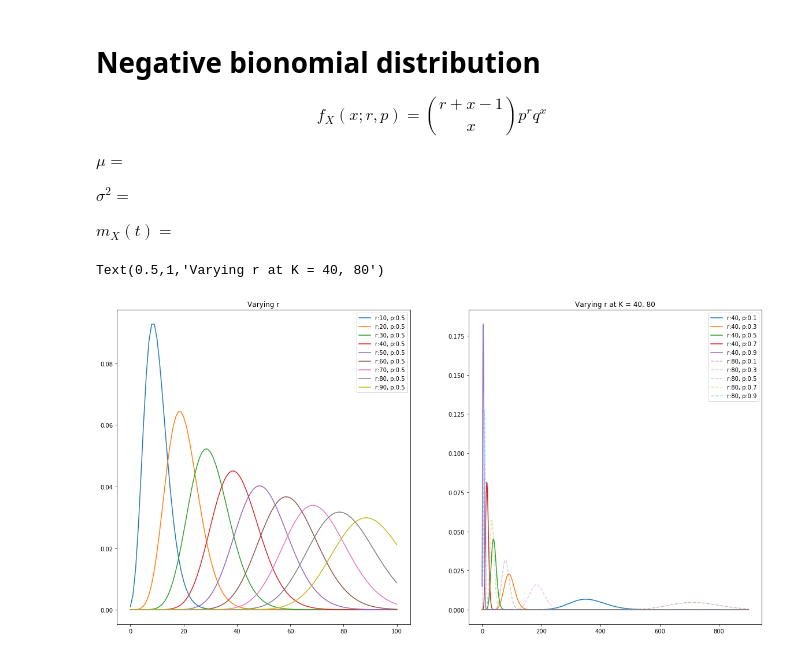
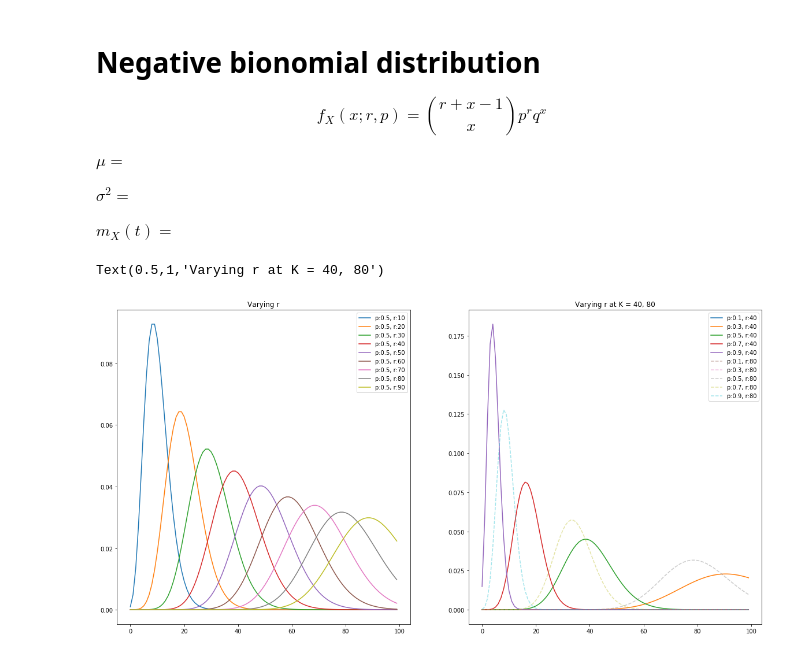
Before and after one commit to mlcow/prob-stats, a Jupyter notebook: Univariate_parametric_distributions.ipynb, the cells around one changed output. Cells and saved outputs as stored; diff of their text form; code cells hidden in the pictures.

```diff
--- a/Univariate_parametric_distributions.ipynb
+++ b/Univariate_parametric_distributions.ipynb
@@ -7,0 +9,17 @@ import scipy.special
+# %%
+def gen_label(label, **args):
+  def clean_string(x):
+    if x.startswith('_'):
+      return x[1:]
+    else:
+      return x
+  if label:
+    label += " - "
+  return label + ", ".join(("{}:{}".format(clean_string(it[0]), it[1]) for it in args.iteritems() if it[0] != 'label'))
+
+
+def plot_distribution(s, e, p_f, label='', fmt='-', alpha=1, **args):
+  x = np.arange(s, e)
+  y = [p_f(i, **args) for i in x]
+  label = gen_label(label, **args)
+  plt.plot(x, y, fmt, label=label, alpha=alpha)
@@ -160,26 +156,25 @@ def plot_negative_binom(r, p, n, fmt='-', alpha=1.):
 # %%
 # Varying r
 plt.figure(figsize=[20,10])
 plt.subplot(1,2,1)
 for r in np.arange(10, 100, 10):
-  plot_negative_binom(r, .5, 100)
+    plot_distribution(0, 100, negative_binom_f, r=r, p=.5, fmt='-')
 
 plt.legend()
 plt.title("Varying r")
 
 plt.subplot(1,2,2)
 
+# Varying p
+for p in np.arange(.1, 1, .2):
+  plot_distribution(0, 100, negative_binom_f, r=40, p=p, fmt='-')
 
 # Varying p
 for p in np.arange(.1, 1, .2):
-  plot_negative_binom(40, p, n, '-')
-
-# Varying p
-for p in np.arange(.1, 1, .2):
-  plot_negative_binom(80, p, n, '--', 0.4)
+    plot_distribution(0, 100, negative_binom_f, r=80, p=p, fmt='--', alpha=0.4)
 
 plt.legend()
 plt.title("Varying r at K = 40, 80")
 # %% [output]
 Text(0.5,1,'Varying r at K = 40, 80')
-[figure, old version]
+[figure, new version]
```
Also changed, not shown: parts of 18 cells of this notebook.
